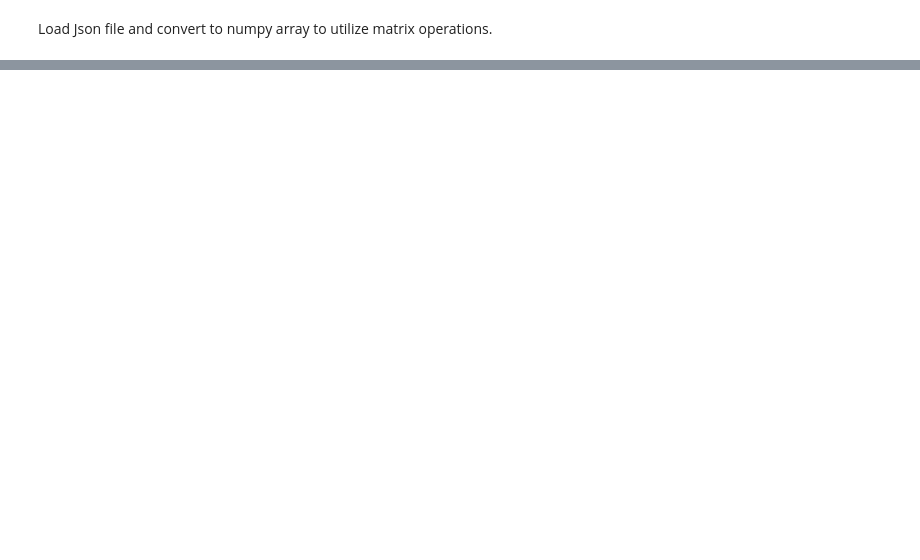
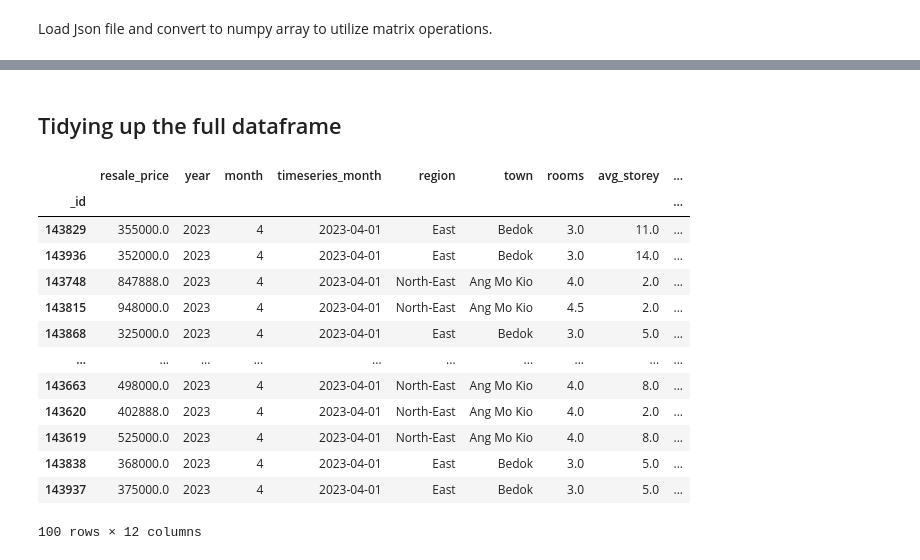
Before and after one commit to sienlonglim/ml_webapp, a Jupyter notebook: data_wrangling.ipynb, the cells around one changed output, grey strips where cells are left out. Saved outputs shown, nothing was run; the diff lists cells and outputs as text; code cells hidden in the pictures; blank space fills up the shorter version.

```diff
--- a/data_wrangling.ipynb
+++ b/data_wrangling.ipynb
@@ -379,4 +400,5 @@ def get_location_data(df: pd.DataFrame):
 # %%
-geo_data_df= get_location_data(df)
-geo_data_df.dtypes
+geo_data_df= get_location_data(address_df)
+display(geo_data_df.dtypes)
+geo_data_df
 # %% [output]
@@ -531,6 +551,9 @@ def find_nearest_stations(geo_data_df : pd.DataFrame, mrt_stations : np.array=mr
 
     return nearest_stations
 # %%
-nearest_stations = geo_data_df.apply(find_nearest_stations, n_nearest_stations=2, axis=1, verbose=0)
-nearest_stations_df = pd.DataFrame(nearest_stations.tolist(), index=geo_data_df.index)
+n_nearest_stations = 2
+# Matrix operations to find nearest MRT stations for each row
+nearest_stations = geo_data_df.apply(find_nearest_stations, n_nearest_stations=n_nearest_stations, axis=1, verbose=0)
+nearest_stations_df = pd.DataFrame(nearest_stations.tolist(), index=geo_data_df.index, columns=['nearest_station_'+ str(x) for x in range(n_nearest_stations)])
 geo_data_df = pd.concat([geo_data_df, nearest_stations_df], axis=1)
+geo_data_df
@@ -622,4 +668 @@ def time_taken_to_station(geo_data_df, mrt_coordinates_dict=mrt_coordinates_dict
     return geo_data_df
-# %%
-geo_data_df = geo_data_df.apply(time_taken_to_station, axis=1)
-geo_data_df
@@ -669,0 +669,10 @@ for num in range(2):
+# %%
+credentials=get_token("venv/onemap.json")
+geo_data_df = geo_data_df.apply(time_taken_to_station, credentials=credentials, n_nearest_stations=n_nearest_stations, axis=1)
+
+# temporary df to find minimum time among public transport times
+temp_df = geo_data_df[['public_transport_'+ str(x) for x in range(n_nearest_stations)]]
+min_pt_time = temp_df.min(axis=1).rename('min_pt_time')
+geo_data_df = pd.concat([geo_data_df.loc[:,'dist_to_station'],min_pt_time], axis=1)
+                        # Unused columns ['lat_long', 'latitude', 'longitude', 'postal_code']+['public_transport_'+ str(x) for x in range(n_nearest_stations)]
+geo_data_df
@@ -670,3 +694,23 @@ for num in range(2):
+# %% [markdown]
+## Tidying up the full dataframe
+# %%
+df = pd.concat([df, geo_data_df], axis=1)
+df
+# %% [output]
+|  | resale_price | year | month | timeseries_month | region | town | rooms | avg_storey | ... |
+| _id |  |  |  |  |  |  |  |  | ... |
+| 143829 | 355000.0 | 2023 | 4 | 2023-04-01 | East | Bedok | 3.0 | 11.0 | ... |
+| 143936 | 352000.0 | 2023 | 4 | 2023-04-01 | East | Bedok | 3.0 | 14.0 | ... |
+| 143748 | 847888.0 | 2023 | 4 | 2023-04-01 | North-East | Ang Mo Kio | 4.0 | 2.0 | ... |
+| 143815 | 948000.0 | 2023 | 4 | 2023-04-01 | North-East | Ang Mo Kio | 4.5 | 2.0 | ... |
+| 143868 | 325000.0 | 2023 | 4 | 2023-04-01 | East | Bedok | 3.0 | 5.0 | ... |
+| ... | ... | ... | ... | ... | ... | ... | ... | ... | ... |
+| 143663 | 498000.0 | 2023 | 4 | 2023-04-01 | North-East | Ang Mo Kio | 4.0 | 8.0 | ... |
+| 143620 | 402888.0 | 2023 | 4 | 2023-04-01 | North-East | Ang Mo Kio | 4.0 | 2.0 | ... |
+| 143619 | 525000.0 | 2023 | 4 | 2023-04-01 | North-East | Ang Mo Kio | 4.0 | 8.0 | ... |
+| 143838 | 368000.0 | 2023 | 4 | 2023-04-01 | East | Bedok | 3.0 | 5.0 | ... |
+| 143937 | 375000.0 | 2023 | 4 | 2023-04-01 | East | Bedok | 3.0 | 5.0 | ... |
+100 rows × 12 columns
 # %%
 save = input('Save? y/n')
 if save == 'y':
```
Also changed, not shown: parts of 19 cells of this notebook.
